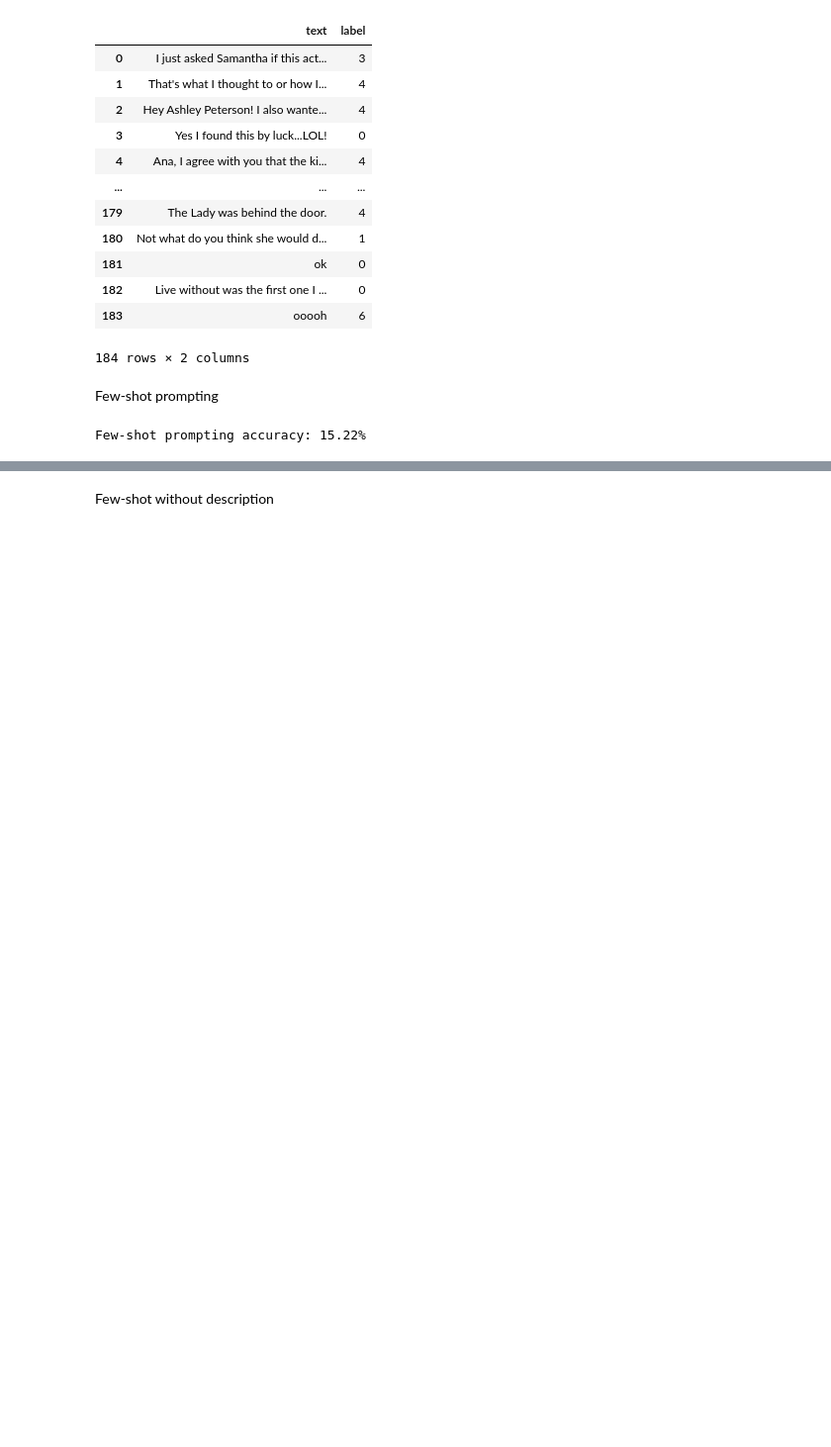
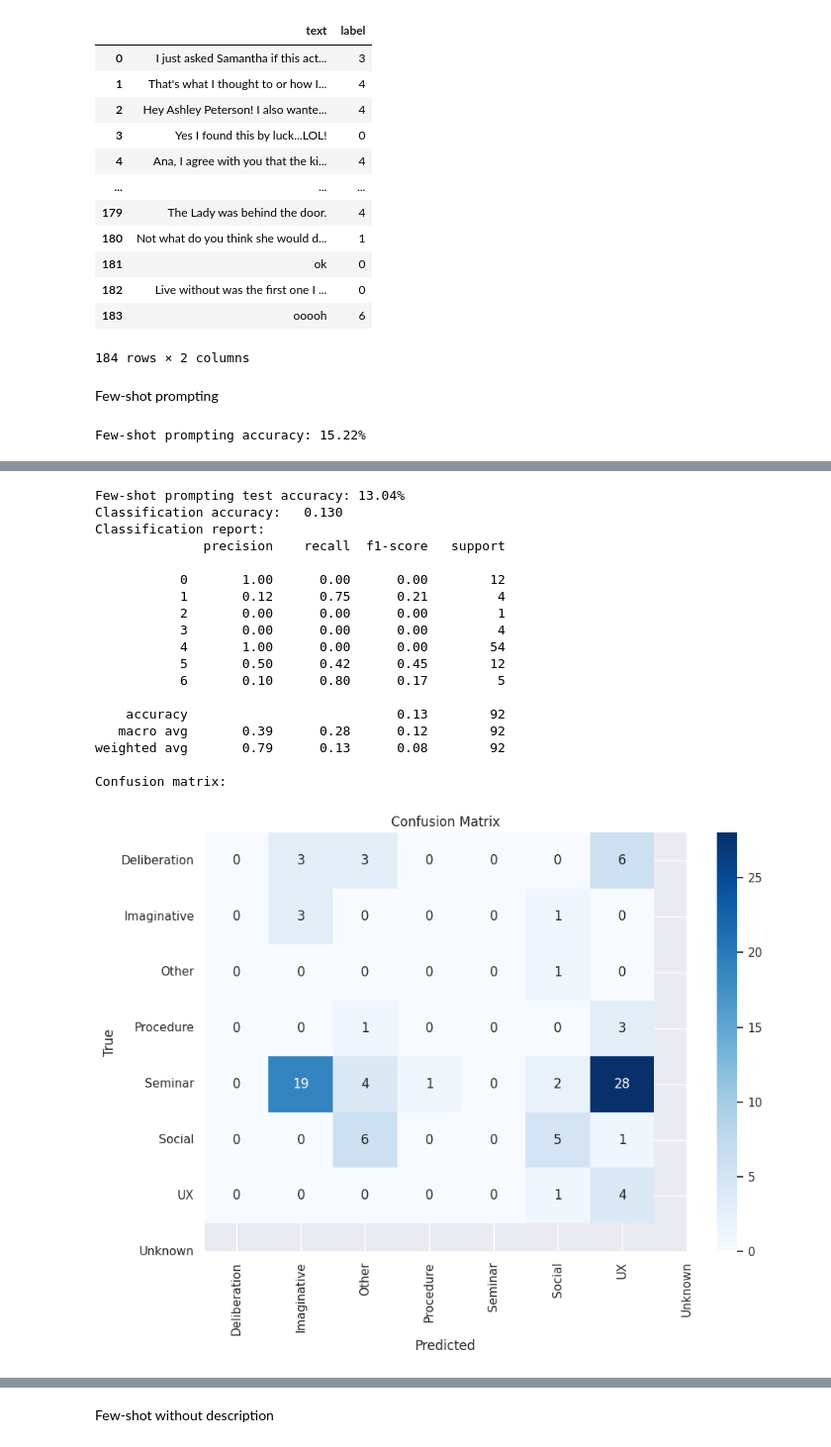
Before and after one commit to UL-FRI-NLP-2023-2024/ul-fri-nlp-course-project-azb, a Jupyter notebook: prompt_tuning/prompt_tuning.ipynb, the cells around one changed output, grey strips where cells are left out. Shown at 99% size. Drawn from its saved outputs; the diff is of its cells as text; code cells hidden in the pictures; blank space fills up the shorter version.

Commit message:
prompting evaluation test and val dataset separately

```diff
--- a/prompt_tuning/prompt_tuning.ipynb
+++ b/prompt_tuning/prompt_tuning.ipynb
@@ -425,6 +425,9 @@ combined_df
 184 rows × 2 columns
 # %%
 actual_labels = combined_df['label'].astype(int).tolist()
+# %%
+actual_labels_test = test_df['label'].astype(int).tolist()
+actual_labels_val = val_df['label'].astype(int).tolist()
 # %%
 # Visualize Errors
 import matplotlib.pyplot as plt
@@ -551,0 +537,47 @@ plot_dist_of_wrong_lengths(wrong_predictions_text, 'few shot prompting')
+# %%
+predicted_labels, predicted_categories, wrong_predictions_text, wrong_predictions_true_labels, wrong_predictions_labels = evaluate_model(test_df)
+accuracy = calculate_accuracy(predicted_labels, actual_labels_test)
+print(f"Few-shot prompting test accuracy: {accuracy * 100:.2f}%")
+
+few_shot_test_df = pd.DataFrame()
+few_shot_test_df['predicted'] = predicted_labels
+few_shot_test_df['ground_truth'] = actual_labels_test
+few_shot_test_df['predicted_text'] = predicted_categories
+few_shot_test_df['ground_truth_text'] = list(map(lambda x: labelToCategory[x], actual_labels_test))
+few_shot_test_df['text'] = test_df['text']
+
+few_shot_test_df.to_pickle('./outputs/few_shot_test_df.pkl')
+few_shot_test_df.to_csv('./outputs/few_shot_test_df.csv')
+
+score = metrics.accuracy_score(actual_labels_test, predicted_labels)
+print("Classification accuracy:   %0.3f" % score)
+
+print("Classification report:")
+print(metrics.classification_report(actual_labels_test, predicted_labels, zero_division=1))
+
+# Show confusion matrix
+print("Confusion matrix:")
+cm = metrics.confusion_matrix(actual_labels_test, predicted_labels)
+
+plot_confusion_matrix(actual_labels_test, predicted_labels)
+plot_dist_of_wrong_lengths(wrong_predictions_text, 'few shot test prompting')
+# %% [output]
+Few-shot prompting test accuracy: 13.04%
+Classification accuracy:   0.130
+Classification report:
+              precision    recall  f1-score   support
+
+           0       1.00      0.00      0.00        12
+           1       0.12      0.75      0.21         4
+           2       0.00      0.00      0.00         1
+           3       0.00      0.00      0.00         4
+           4       1.00      0.00      0.00        54
+           5       0.50      0.42      0.45        12
+           6       0.10      0.80      0.17         5
+
+    accuracy                           0.13        92
+   macro avg       0.39      0.28      0.12        92
+weighted avg       0.79      0.13      0.08        92
+
+Confusion matrix:
+[figure, added]
```
Also changed, not shown: parts of 26 cells of this notebook, 18 other files.
